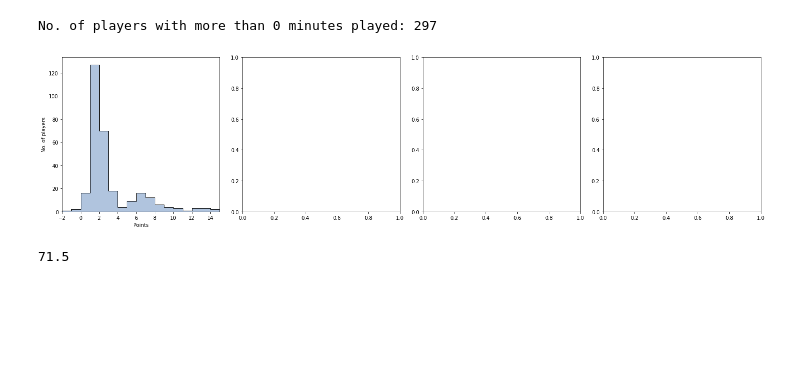
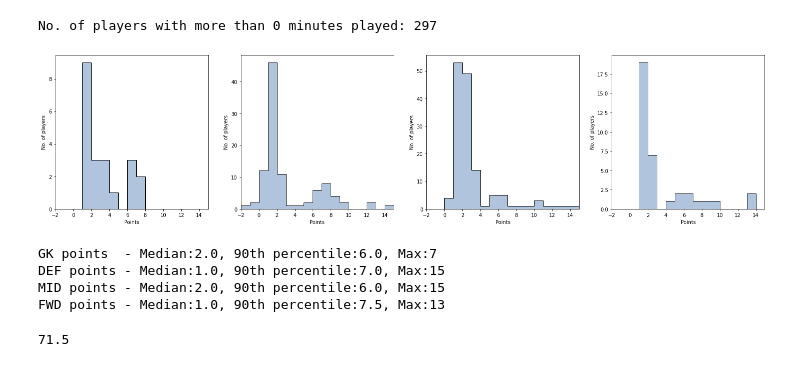
Before and after one commit to umarfb/FPL_API, a Jupyter notebook: fpl_analysis.ipynb, the cells around one changed output. Saved outputs shown, nothing was run; the diff lists cells and outputs as text; code cells hidden in the pictures; blank space fills up the shorter version.

Commit message:
Added calculate points distributions for each position

```diff
--- a/fpl_analysis.ipynb
+++ b/fpl_analysis.ipynb
@@ -10,7 +10,7 @@ players_data = pd.read_csv('players.csv')
 teams_data = pd.read_csv('teams.csv')
 
 # Load GW1 players data
-gw1_data = pd.read_csv('GW1_players.csv')
+gw1_data = pd.read_csv('data/GW1.csv')
 print('No. of players in gameweek 1:', len(gw1_data))
 # %% [output]
 No. of players in gameweek 1: 573
@@ -27,25 +27,62 @@ def plot_hist(axs, bins, data, xlabel=None, ylabel=None,
 
     axs.hist(data, bins=bins, histtype='stepfilled', ec=ec,
              fc=fc)
-    axs.set_xlim(data.min(), data.max())
+    axs.set_xlim(bins.min(), bins.max())
     axs.set_xlabel(xlabel)
     axs.set_ylabel(ylabel)
+
+# Get the mean, 25th percentile, and maximum points
+def points_stats_summary(data):
+
+    median = np.median(data)
+    upper_quartile = np.percentile(data, 90)
+    max_val = np.max(data)
+
+    return median, upper_quartile, max_val
 # %%
 # Plot total points histogram
 gw1_total_points = gw1_data_played['total_points'].values
 total_points_bins = np.arange(gw1_total_points.min(), gw1_total_points.max()+1)
 
 xlabel = 'Points'
 ylabel = 'No. of players'
-fig, axs = plt.subplots(1, 4, figsize=(20, 5))
+fig, axs = plt.subplots(1, 4, figsize=(20.5, 5))
 
-plot_hist(axs[0], bins=total_points_bins, data=gw1_total_points,
-          xlabel=xlabel, ylabel=ylabel)
+#plot_hist(axs[0], bins=total_points_bins, data=gw1_total_points,
+#          xlabel=xlabel, ylabel=ylabel)
 
 # Plot total points histogram for each position
-gw1_gk_points = gw1_data_played[gw1_data_played['']]
+gw1_gk_points = gw1_data_played[gw1_data_played['element_type']==1]
+gk_bins = np.arange(gw1_gk_points['total_points'].min(), gw1_gk_points['total_points'].max()+1)
+plot_hist(axs[0], bins=total_points_bins, data=gw1_gk_points['total_points'], xlabel=xlabel, ylabel=ylabel)
+
+gw1_def = gw1_data_played[gw1_data_played['element_type']==2]
+def_bins = np.arange(gw1_def['total_points'].min(), gw1_def['total_points'].max()+1)
+plot_hist(axs[1], bins=total_points_bins, data=gw1_def['total_points'], xlabel=xlabel, ylabel=ylabel)
+
+gw1_mid = gw1_data_played[gw1_data_played['element_type']==3]
+mid_bins = np.arange(gw1_mid['total_points'].min(), gw1_mid['total_points'].max()+1)
+plot_hist(axs[2], bins=total_points_bins, data=gw1_mid['total_points'], xlabel=xlabel, ylabel=ylabel)
+
+gw1_fwd = gw1_data_played[gw1_data_played['element_type']==4]
+fwd_bins = np.arange(gw1_fwd['total_points'].min(), gw1_fwd['total_points'].max()+1)
+plot_hist(axs[3], bins=total_points_bins, data=gw1_fwd['total_points'], xlabel=xlabel, ylabel=ylabel)
 
 plt.tight_layout()
 plt.show()
+
+gk_median, gk_uq, gk_max = points_stats_summary(gw1_gk_points['total_points'])
+def_median, def_uq, def_max = points_stats_summary(gw1_def['total_points'])
+mid_median, mid_uq, mid_max = points_stats_summary(gw1_mid['total_points'])
+fwd_median, fwd_uq, fwd_max = points_stats_summary(gw1_fwd['total_points'])
+
+print('GK points  - Median:{}, 90th percentile:{}, Max:{}'.format(gk_median, gk_uq, gk_max))
+print('DEF points - Median:{}, 90th percentile:{}, Max:{}'.format(def_median, def_uq, def_max))
+print('MID points - Median:{}, 90th percentile:{}, Max:{}'.format(mid_median, mid_uq, mid_max))
+print('FWD points - Median:{}, 90th percentile:{}, Max:{}'.format(fwd_median, fwd_uq, fwd_max))
 # %% [output]
-[figure, old version]
+[figure, new version]
+GK points  - Median:2.0, 90th percentile:6.0, Max:7
+DEF points - Median:1.0, 90th percentile:7.0, Max:15
+MID points - Median:2.0, 90th percentile:6.0, Max:15
+FWD points - Median:1.0, 90th percentile:7.5, Max:13
```
Also changed, not shown: parts of 1 cell of this notebook.
